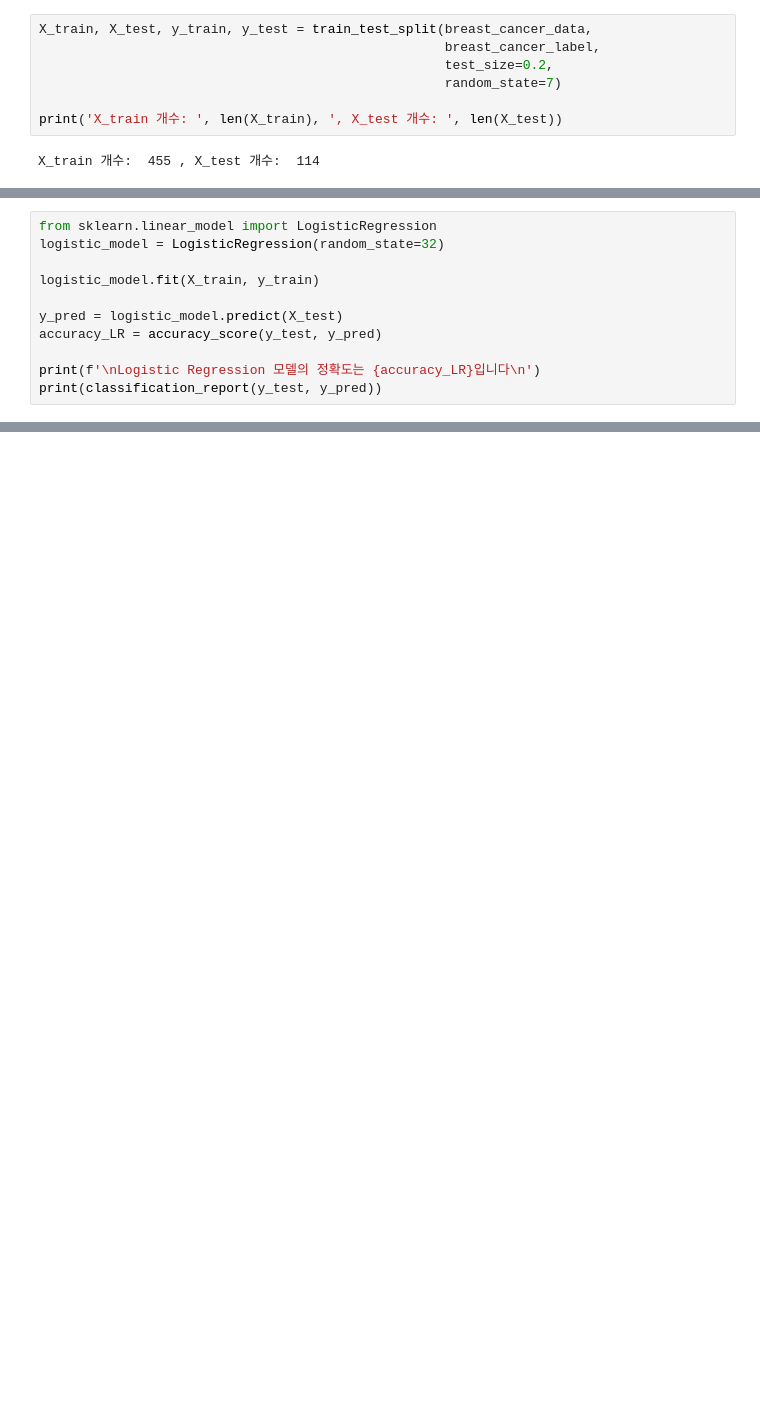
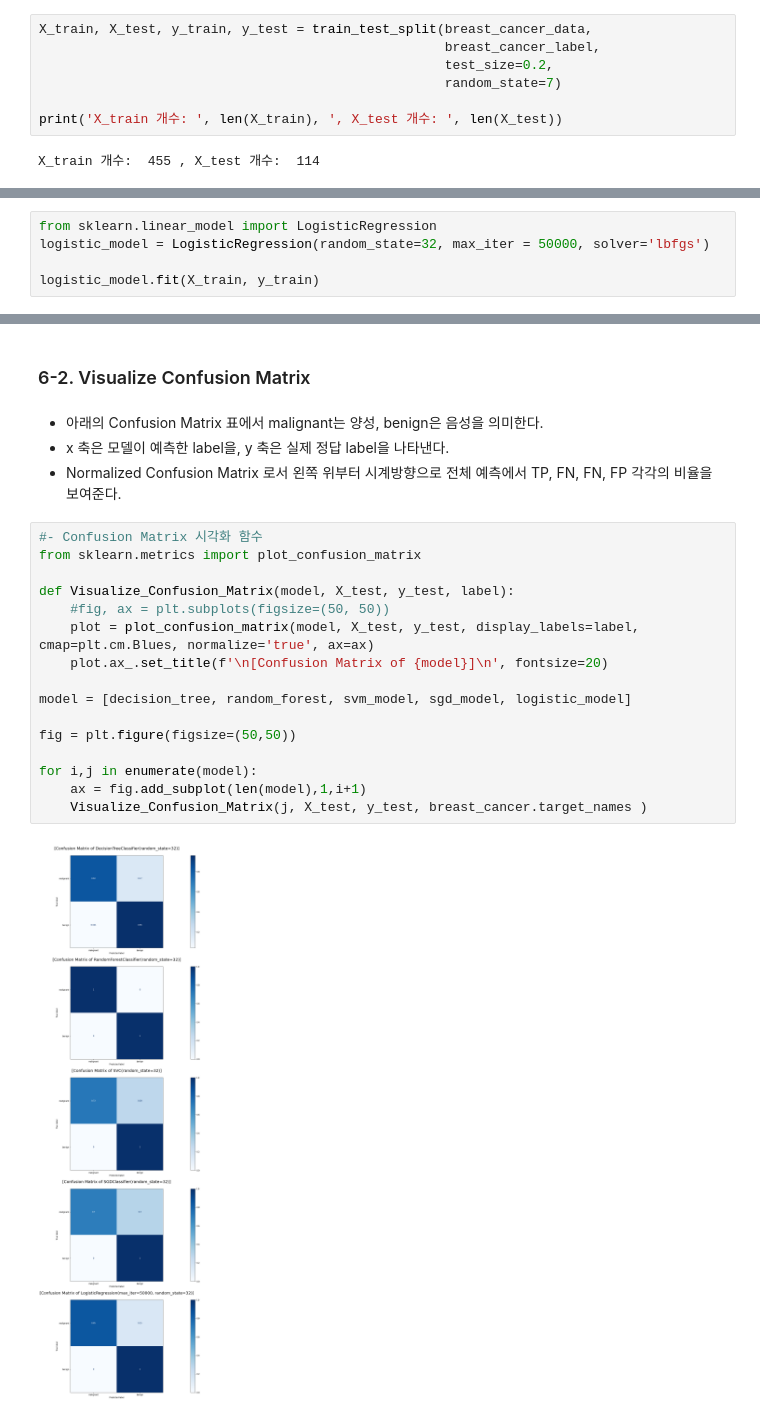
Before and after one commit to babeebird/AIFFEL_Exploration, a Jupyter notebook: E2_Scikit_Classifier/Scikit_breast_cancel_Classifier.ipynb, the cells around one changed output, grey strips where cells are left out. Cells and saved outputs as stored; diff of their text form; blank space fills up the shorter version.

```diff
--- a/E2_Scikit_Classifier/Scikit_breast_cancel_Classifier.ipynb
+++ b/E2_Scikit_Classifier/Scikit_breast_cancel_Classifier.ipynb
@@ -235,12 +209,6 @@ weighted avg       0.91      0.89      0.89       114
 # %%
 from sklearn.linear_model import LogisticRegression
-logistic_model = LogisticRegression(random_state=32)
+logistic_model = LogisticRegression(random_state=32, max_iter = 50000, solver='lbfgs')
 
 logistic_model.fit(X_train, y_train)
-
-y_pred = logistic_model.predict(X_test)
-accuracy_LR = accuracy_score(y_test, y_pred)
-
-print(f'\nLogistic Regression 모델의 정확도는 {accuracy_LR}입니다\n')
-print(classification_report(y_test, y_pred))
 # %% [output]
@@ -267,0 +287,24 @@ Please also refer to the documentation for alternative solver options:
+# %% [markdown]
+### 6-2. Visualize Confusion Matrix
+# %% [markdown]
+* 아래의 Confusion Matrix 표에서 malignant는 양성, benign은 음성을 의미한다.
+* x 축은 모델이 예측한 label을, y 축은 실제 정답 label을 나타낸다.
+* Normalized Confusion Matrix 로서 왼쪽 위부터 시계방향으로 전체 예측에서 TP, FN, FN, FP 각각의 비율을 보여준다.
+# %%
+#- Confusion Matrix 시각화 함수
+from sklearn.metrics import plot_confusion_matrix
+
+def Visualize_Confusion_Matrix(model, X_test, y_test, label):
+    #fig, ax = plt.subplots(figsize=(50, 50))
+    plot = plot_confusion_matrix(model, X_test, y_test, display_labels=label, cmap=plt.cm.Blues, normalize='true', ax=ax)
+    plot.ax_.set_title(f'\n[Confusion Matrix of {model}]\n', fontsize=20)
+
+model = [decision_tree, random_forest, svm_model, sgd_model, logistic_model]
+
+fig = plt.figure(figsize=(50,50))
+
+for i,j in enumerate(model):
+    ax = fig.add_subplot(len(model),1,i+1)
+    Visualize_Confusion_Matrix(j, X_test, y_test, breast_cancer.target_names )
+# %% [output]
+[figure, added]
```
Also changed, not shown: parts of 31 cells of this notebook, 3 other files.
